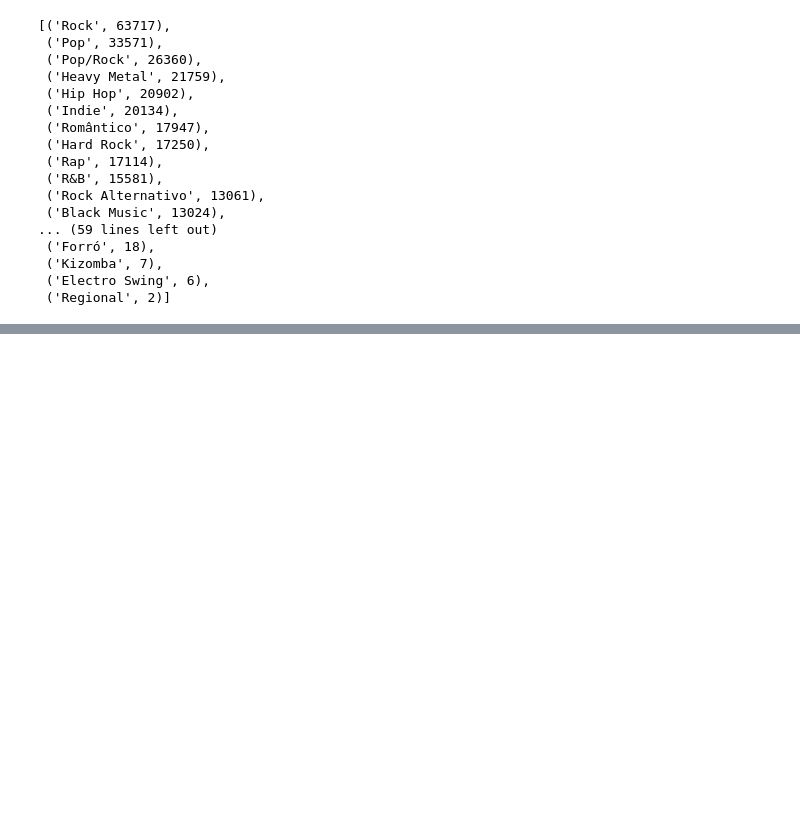
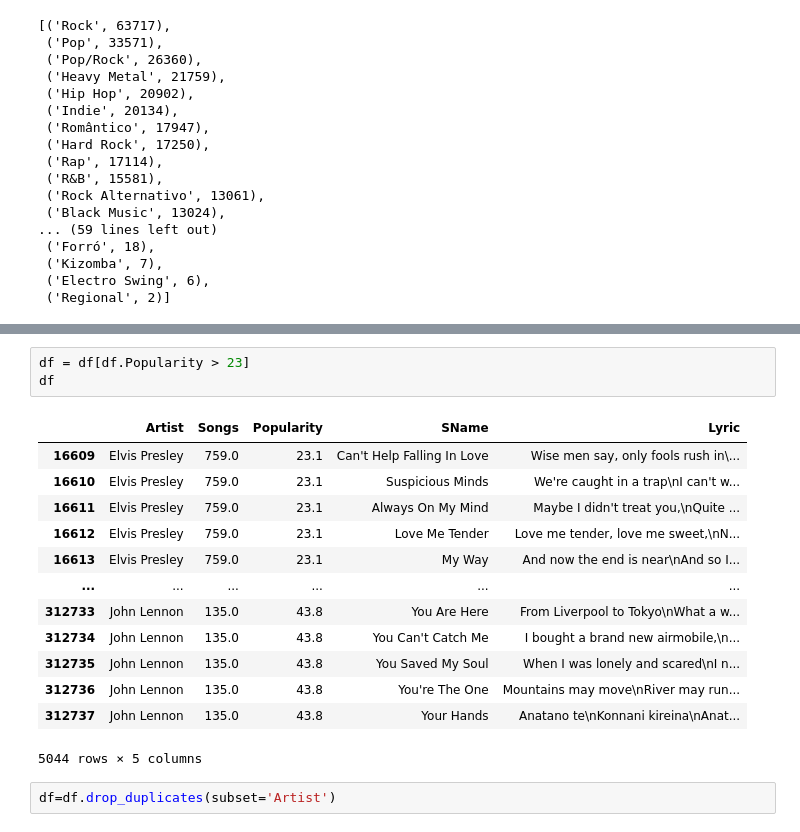
Before and after one commit to dia36u/Generation_de_paroles_de_chanson, a Jupyter notebook: data_analysis.ipynb, the cells around one changed output, grey strips where cells are left out. Saved outputs shown, nothing was run; the diff lists cells and outputs as text; blank space fills up the shorter version.

```diff
--- a/data_analysis.ipynb
+++ b/data_analysis.ipynb
@@ -82,0 +98,19 @@ sorted(genre.items(), key=lambda t: t[1], reverse=True)
+# %%
+df = df[df.Popularity > 23]
+df
+# %% [output]
+|  | Artist | Songs | Popularity | SName | Lyric |
+| 16609 | Elvis Presley | 759.0 | 23.1 | Can't Help Falling In Love | Wise men say, only fools rush in\... |
+| 16610 | Elvis Presley | 759.0 | 23.1 | Suspicious Minds | We're caught in a trap\nI can't w... |
+| 16611 | Elvis Presley | 759.0 | 23.1 | Always On My Mind | Maybe I didn't treat you,\nQuite ... |
+| 16612 | Elvis Presley | 759.0 | 23.1 | Love Me Tender | Love me tender, love me sweet,\nN... |
+| 16613 | Elvis Presley | 759.0 | 23.1 | My Way | And now the end is near\nAnd so I... |
+| ... | ... | ... | ... | ... | ... |
+| 312733 | John Lennon | 135.0 | 43.8 | You Are Here | From Liverpool to Tokyo\nWhat a w... |
+| 312734 | John Lennon | 135.0 | 43.8 | You Can't Catch Me | I bought a brand new airmobile,\n... |
+| 312735 | John Lennon | 135.0 | 43.8 | You Saved My Soul | When I was lonely and scared\nI n... |
+| 312736 | John Lennon | 135.0 | 43.8 | You're The One | Mountains may move\nRiver may run... |
+| 312737 | John Lennon | 135.0 | 43.8 | Your Hands | Anatano te\nKonnani kireina\nAnat... |
+5044 rows × 5 columns
+# %%
+df=df.drop_duplicates(subset='Artist')
```
Also changed, not shown: parts of 7 cells of this notebook, 1 other file.
